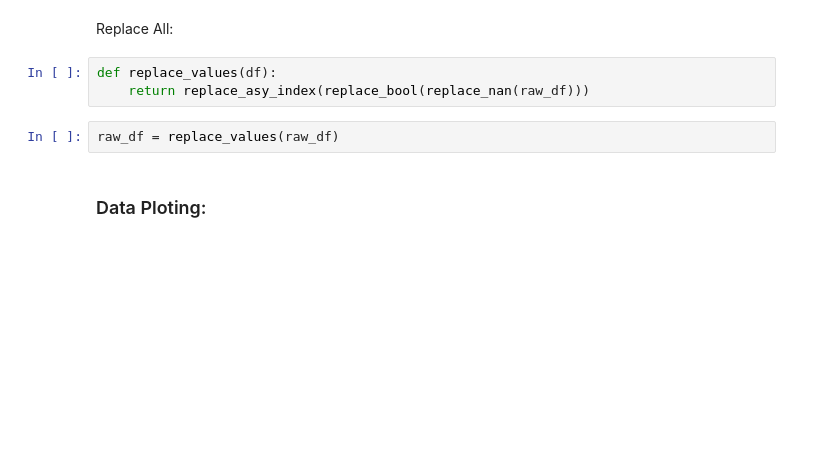
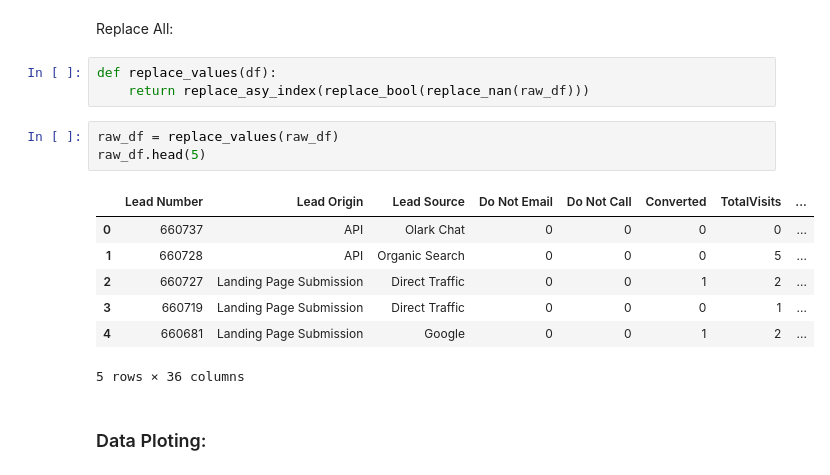
Before and after one commit to omerugi/Lead_Prediction, a Jupyter notebook: LeadPrediction.ipynb, the cells around one changed output. Cells and saved outputs as stored; diff of their text form; blank space fills up the shorter version.

```diff
--- a/LeadPrediction.ipynb
+++ b/LeadPrediction.ipynb
@@ -80,6 +74,15 @@ def replace_values(df):
     return replace_asy_index(replace_bool(replace_nan(raw_df)))
 # %%
 raw_df = replace_values(raw_df)
+raw_df.head(5)
+# %% [output]
+|  | Lead Number | Lead Origin | Lead Source | Do Not Email | Do Not Call | Converted | TotalVisits | ... |
+| 0 | 660737 | API | Olark Chat | 0 | 0 | 0 | 0 | ... |
+| 1 | 660728 | API | Organic Search | 0 | 0 | 0 | 5 | ... |
+| 2 | 660727 | Landing Page Submission | Direct Traffic | 0 | 0 | 1 | 2 | ... |
+| 3 | 660719 | Landing Page Submission | Direct Traffic | 0 | 0 | 0 | 1 | ... |
+| 4 | 660681 | Landing Page Submission | Google | 0 | 0 | 1 | 2 | ... |
+5 rows × 36 columns
 # %% [markdown]
 ### Data Ploting:
 # %%
```
Also changed, not shown: parts of 13 cells of this notebook, 1 other file.
